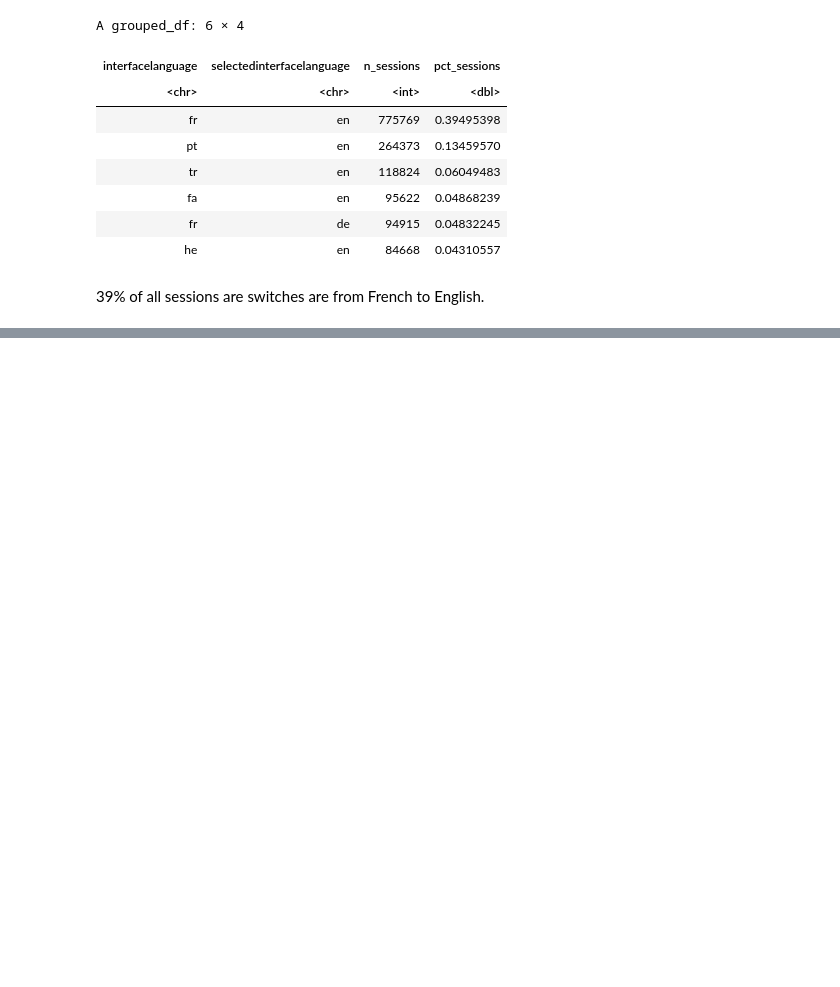
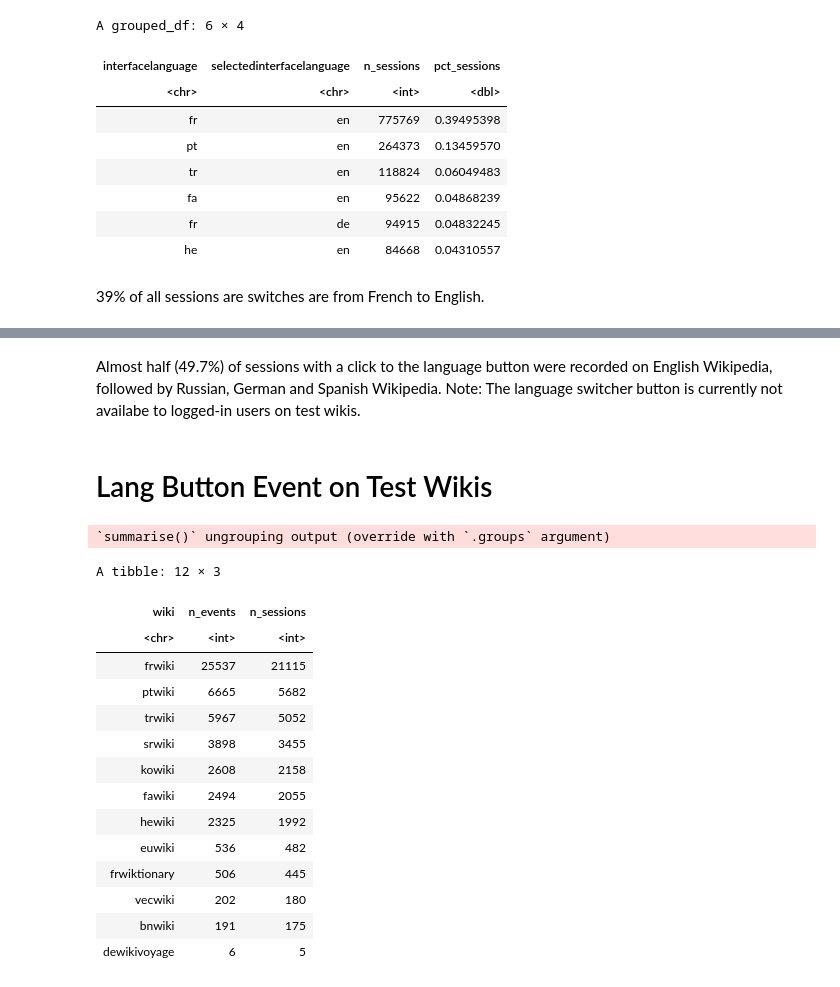
Before and after one commit to wikimedia-research/Language-Switching-Analysis-2021, a Jupyter notebook: QA/post_deployment_qa.ipynb, the cells around one changed output, grey strips where cells are left out. Saved outputs shown, nothing was run; the diff lists cells and outputs as text; code cells hidden in the pictures; blank space fills up the shorter version.

```diff
--- a/QA/post_deployment_qa.ipynb
+++ b/QA/post_deployment_qa.ipynb
@@ -316,0 +426,32 @@ A grouped_df: 6 × 4
+# %% [markdown]
+Almost half (49.7%) of sessions with a click to the language button were recorded on English Wikipedia, followed by Russian, German and Spanish Wikipedia. Note: The language switcher button is currently not availabe to logged-in users on test wikis.
+# %% [markdown]
+# Lang Button Event on Test Wikis
+# %%
+
+lang_button_events_bytestwiki <- lang_button_events %>%
+    filter(wiki %in% c('frwiktionary', 'hewiki', 'ptwikiversity', 'frwiki',
+    'euwiki', 'fawiki', 'ptwiki', 'kowiki', 'trwiki', 'srwiki', 'bnwiki', 'dewikivoyage', 'vecwiki' ))  %>%
+    group_by(wiki) %>%
+    summarize(n_events = sum(n_events),
+             n_sessions = n_distinct(web_session_id)) %>%
+    arrange(desc(n_sessions))
+
+lang_button_events_bytestwiki
+# %% [output]
+`summarise()` ungrouping output (override with `.groups` argument)
+A tibble: 12 × 3
+| wiki | n_events | n_sessions |
+| <chr> | <int> | <int> |
+| frwiki | 25537 | 21115 |
+| ptwiki | 6665 | 5682 |
+| trwiki | 5967 | 5052 |
+| srwiki | 3898 | 3455 |
+| kowiki | 2608 | 2158 |
+| fawiki | 2494 | 2055 |
+| hewiki | 2325 | 1992 |
+| euwiki | 536 | 482 |
+| frwiktionary | 506 | 445 |
+| vecwiki | 202 | 180 |
+| bnwiki | 191 | 175 |
+| dewikivoyage | 6 | 5 |
```
Also changed, not shown: parts of 44 cells of this notebook.
